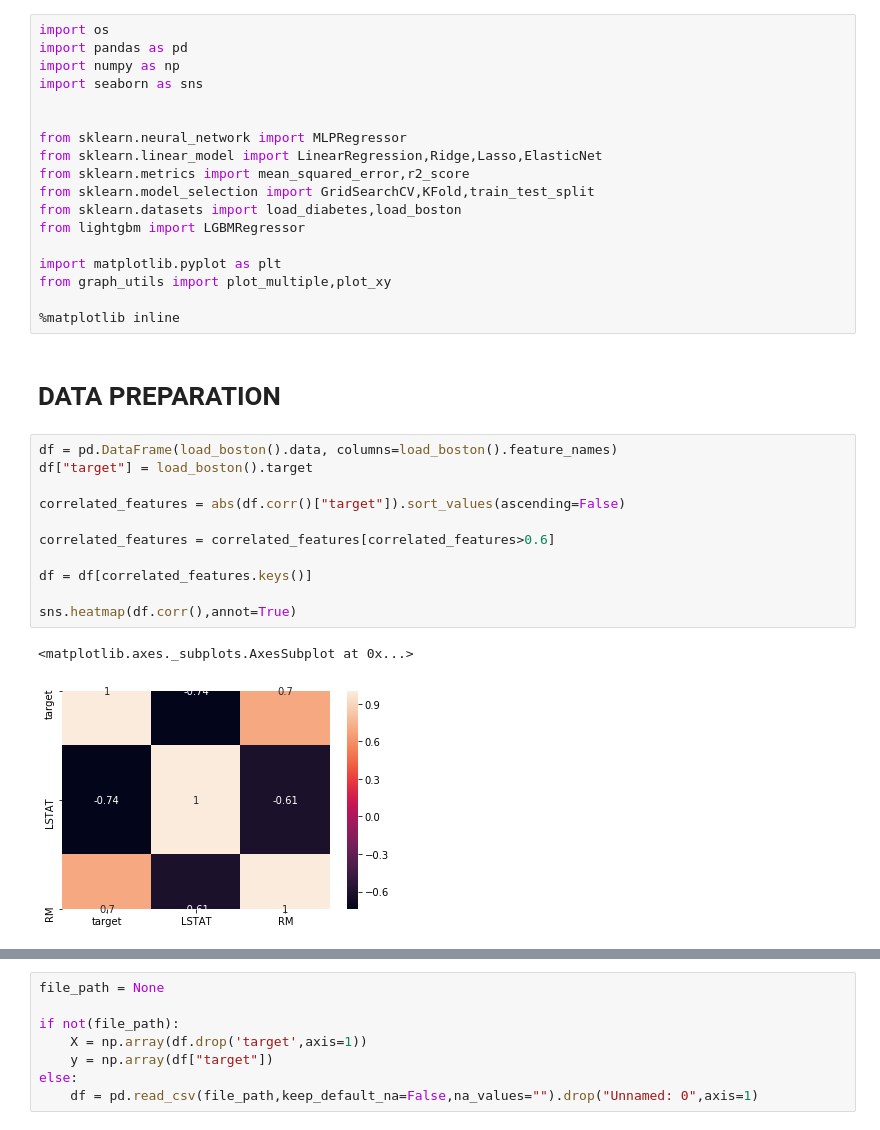
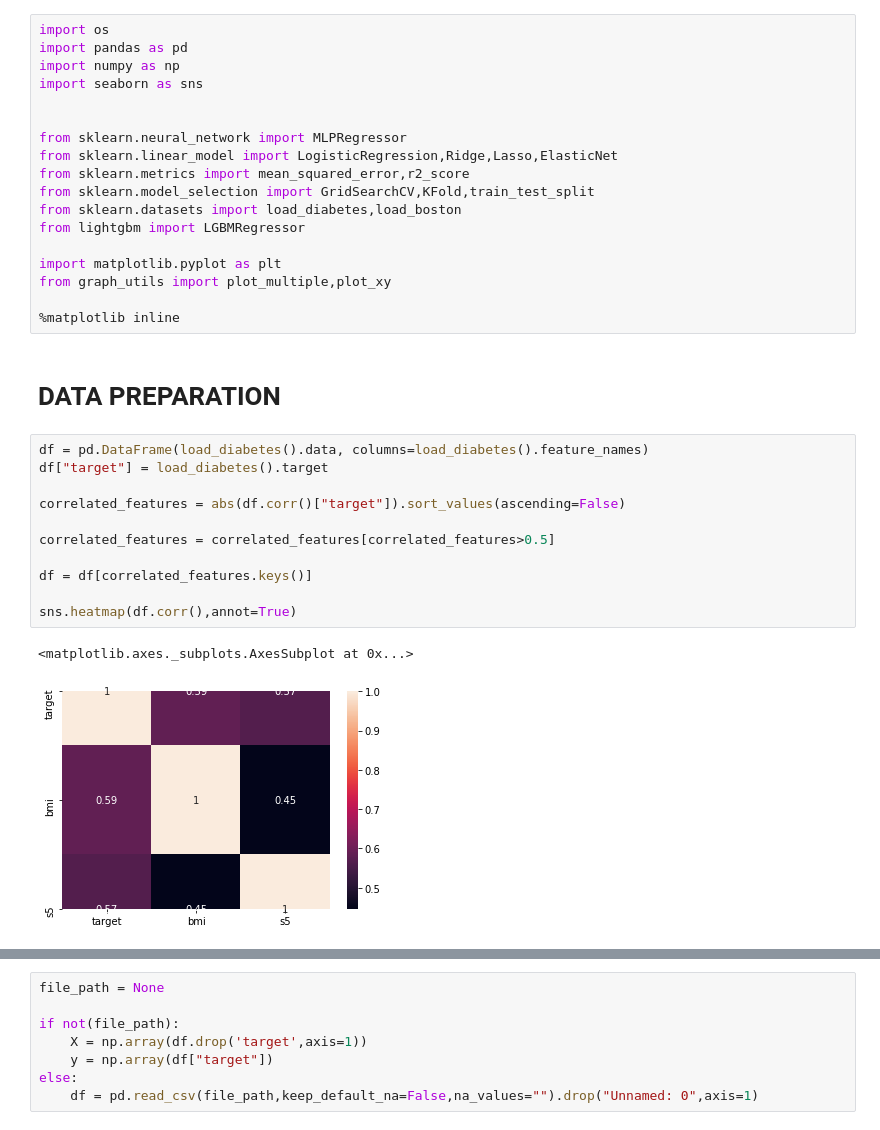
Before and after one commit to YannBerthelot/starter-notebooks, a Jupyter notebook: Linear Regressions.ipynb, the cells around one changed output, grey strips where cells are left out. Cells and saved outputs as stored; diff of their text form.

```diff
--- a/Linear Regressions.ipynb
+++ b/Linear Regressions.ipynb
@@ -6,7 +6,7 @@ import seaborn as sns
 
 
 from sklearn.neural_network import MLPRegressor
-from sklearn.linear_model import LinearRegression,Ridge,Lasso,ElasticNet
+from sklearn.linear_model import LogisticRegression,Ridge,Lasso,ElasticNet
 from sklearn.metrics import mean_squared_error,r2_score
 from sklearn.model_selection import GridSearchCV,KFold,train_test_split
 from sklearn.datasets import load_diabetes,load_boston
@@ -19,19 +19,19 @@ from graph_utils import plot_multiple,plot_xy
 # %% [markdown]
 # DATA PREPARATION
 # %%
-df = pd.DataFrame(load_boston().data, columns=load_boston().feature_names)
-df["target"] = load_boston().target
+df = pd.DataFrame(load_diabetes().data, columns=load_diabetes().feature_names)
+df["target"] = load_diabetes().target
 
 correlated_features = abs(df.corr()["target"]).sort_values(ascending=False)
 
-correlated_features = correlated_features[correlated_features>0.6]
+correlated_features = correlated_features[correlated_features>0.5]
 
 df = df[correlated_features.keys()]
 
 sns.heatmap(df.corr(),annot=True)
 # %% [output]
 <matplotlib.axes._subplots.AxesSubplot at 0x...>
-[figure, old version]
+[figure, new version]
 # %%
 df
 # %% [output]
```
Also changed, not shown: parts of 19 cells of this notebook, 2 other files.
